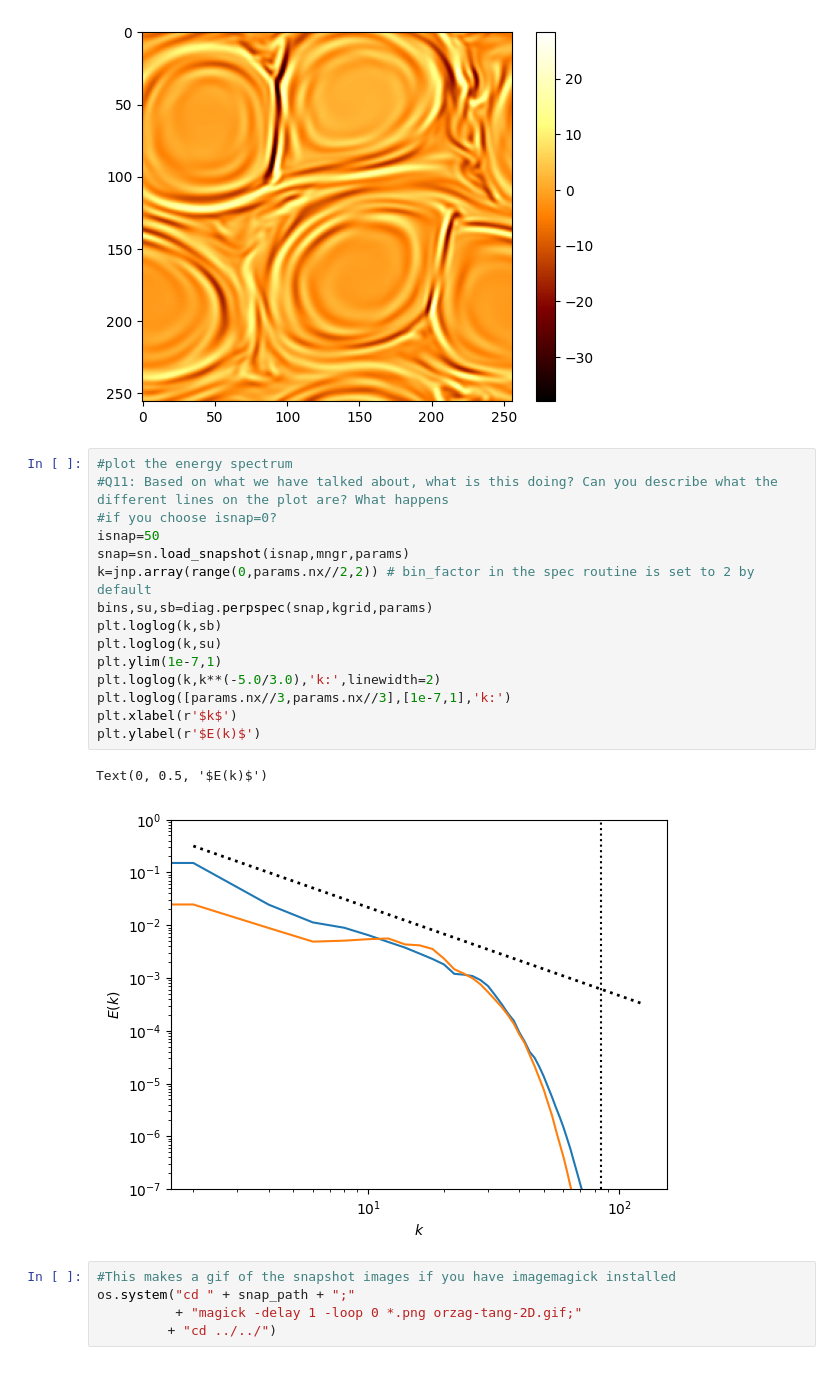
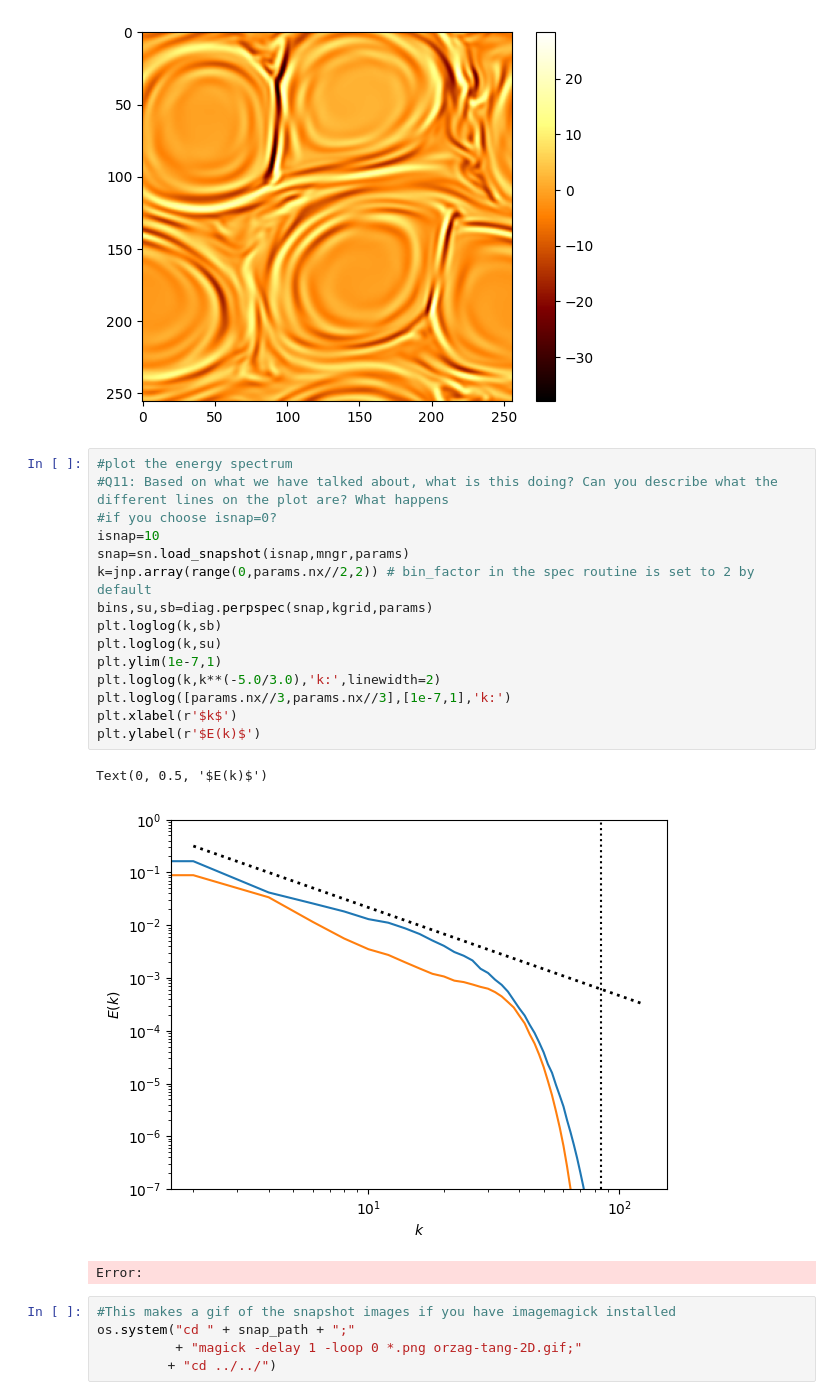
Before and after one commit to alfredmallet/jax_rmhd, a Jupyter notebook: examples/orzag-tang-2D.ipynb, the cells around one changed output. Cells and saved outputs as stored; diff of their text form.

```diff
--- a/examples/orzag-tang-2D.ipynb
+++ b/examples/orzag-tang-2D.ipynb
@@ -153,21 +153,22 @@ plt.colorbar()
 # %%
 #plot the energy spectrum
 #Q11: Based on what we have talked about, what is this doing? Can you describe what the different lines on the plot are? What happens
 #if you choose isnap=0?
-isnap=50
+isnap=10
 snap=sn.load_snapshot(isnap,mngr,params)
 k=jnp.array(range(0,params.nx//2,2)) # bin_factor in the spec routine is set to 2 by default
 bins,su,sb=diag.perpspec(snap,kgrid,params)
 plt.loglog(k,sb)
 plt.loglog(k,su)
 plt.ylim(1e-7,1)
 plt.loglog(k,k**(-5.0/3.0),'k:',linewidth=2)
 plt.loglog([params.nx//3,params.nx//3],[1e-7,1],'k:')
 plt.xlabel(r'$k$')
 plt.ylabel(r'$E(k)$')
 # %% [output]
 Text(0, 0.5, '$E(k)$')
-[figure, old version]
+[figure, new version]
+Error:
 # %%
 #This makes a gif of the snapshot images if you have imagemagick installed
 os.system("cd " + snap_path + ";"
```
Also changed, not shown: parts of 1 cell of this notebook, 3 other files.
